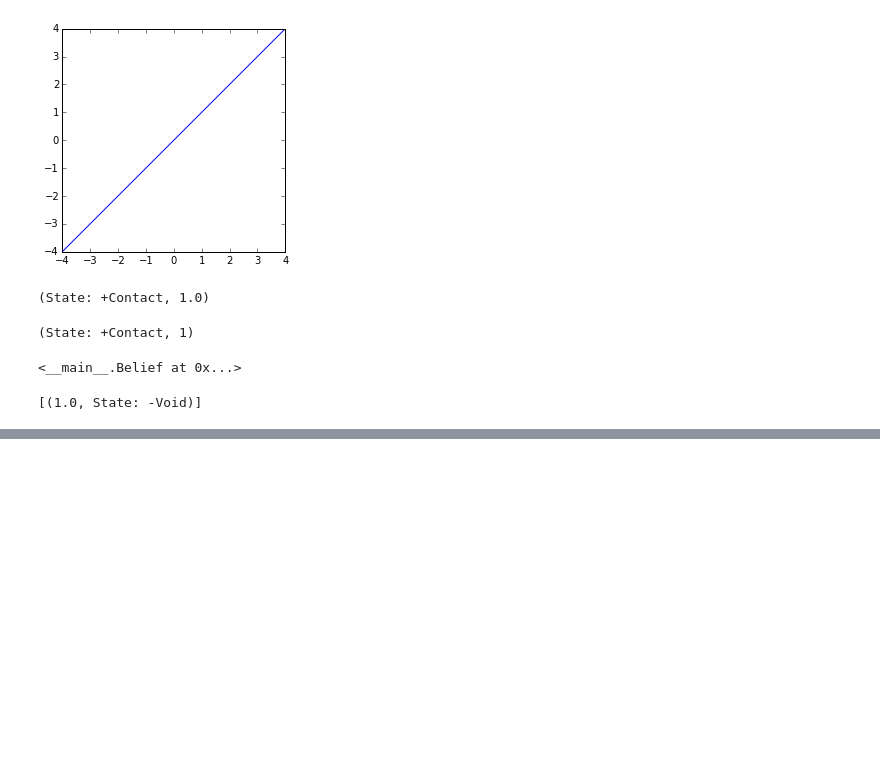
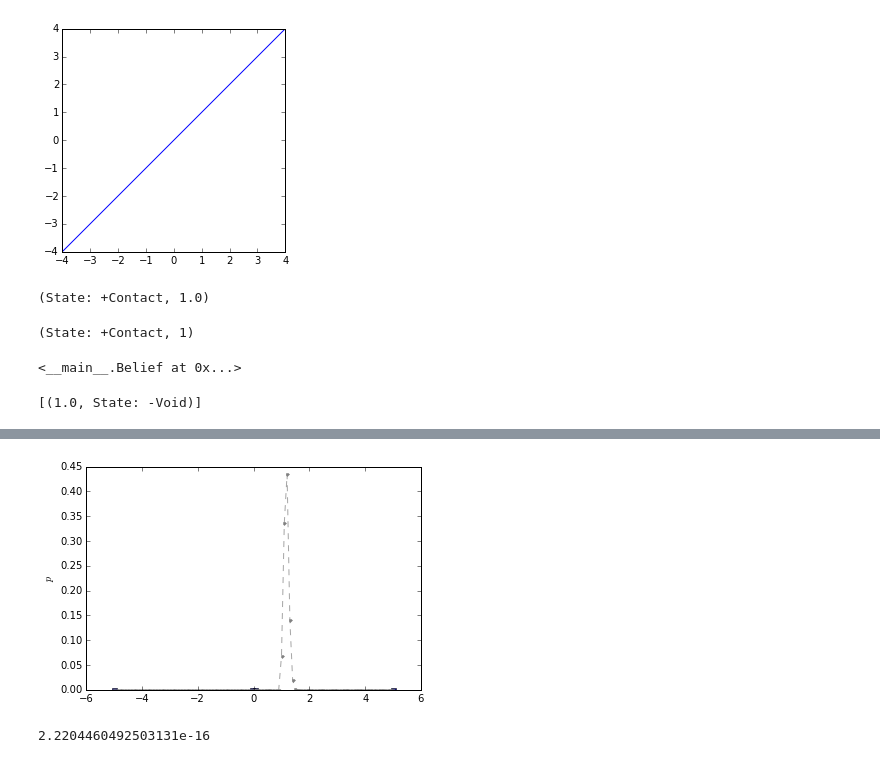
Before and after one commit to goretkin/tactile-pomdp, a Jupyter notebook: 1d-example-jig-object-relative.ipynb, the cells around one changed output, grey strips where cells are left out. Cells and saved outputs as stored; diff of their text form; code cells hidden in the pictures; blank space fills up the shorter version.

```diff
--- a/1d-example-jig-object-relative.ipynb
+++ b/1d-example-jig-object-relative.ipynb
@@ -528,0 +557,9 @@ b.metric_variance(), b.metric_mean()
+# %%
+ax = setup_belief_plot()
+b.plot(ax);
+# %% [output]
+[figure, added]
+# %%
+b.sum() - 1
+# %% [output]
+2.2204460492503131e-16
```
Also changed, not shown: parts of 9 cells of this notebook.
